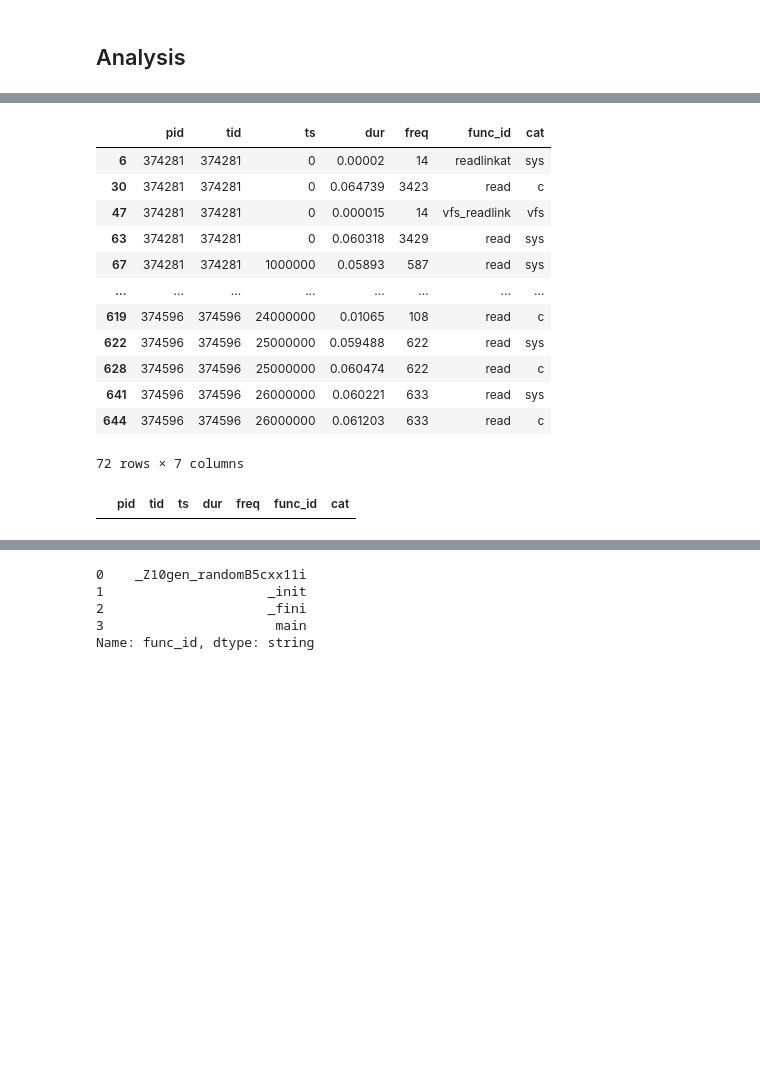
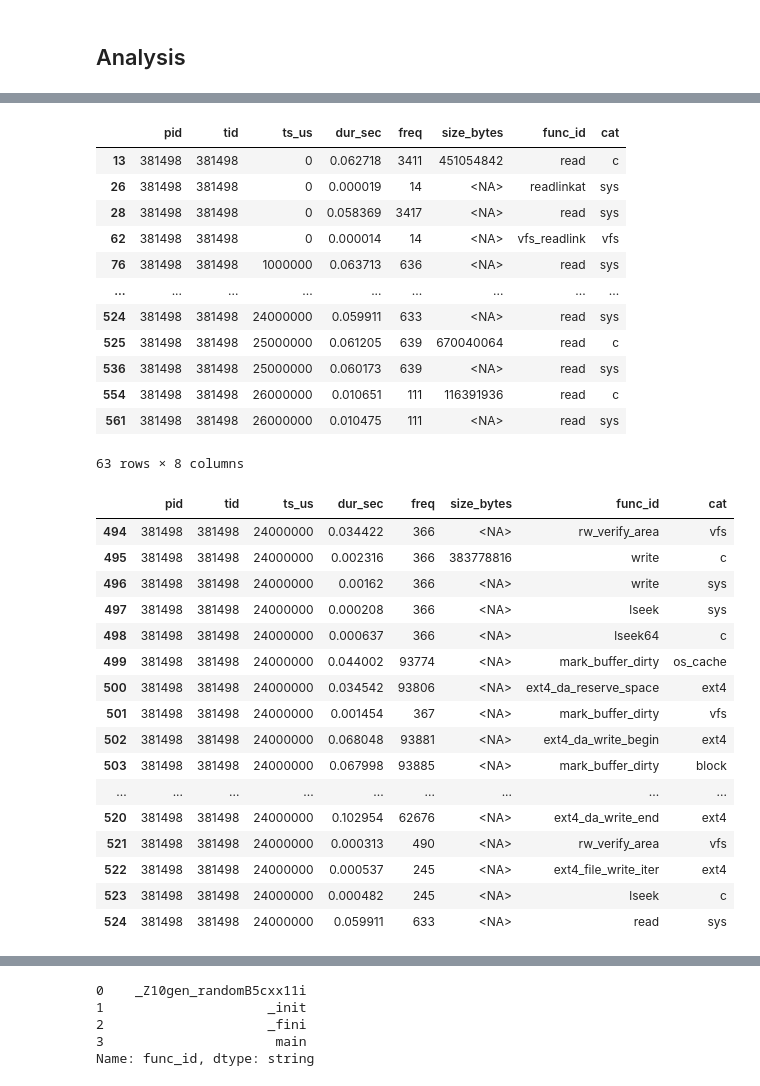
Before and after one commit to hariharan-devarajan/datacrumbs, a Jupyter notebook: analysis/analysis.ipynb, the cells around one changed output, grey strips where cells are left out. Saved outputs shown, nothing was run; the diff lists cells and outputs as text; code cells hidden in the pictures; blank space fills up the shorter version.

```diff
--- a/analysis/analysis.ipynb
+++ b/analysis/analysis.ipynb
@@ -99,10 +99,11 @@ def load_profile(line):
             val = json.loads(unicode_line)
             d["pid"] = val["pid"]
             d["tid"] = val["tid"]
-            d["ts"] = int(val["ts"])
+            d["ts_us"] = int(val["ts"])
             if "args" in val:
-                d["dur"] = float(val["args"]["time"])
-                d["freq"] = val["args"]["count"]
+                d["dur_sec"] = float(val["args"]["time"])
+                d["freq"] = val["args"]["freq"]
+                d["size_bytes"] = val["args"]["size_sum"]
             d["func_id"] = val["name"]
             d["cat"] = val["cat"]
         except Exception as error:
@@ -131,6 +132,6 @@ if len(file_pattern) > 0:
         num_lines = end - start + 1
         json_line_bags.append(dask.delayed(load_indexed_gzip_files, nout=num_lines)(filename, start, end))
     json_lines = dask.bag.concat(json_line_bags)
-    pfw_bag = json_lines.map(load_profile).filter(lambda x: "ts" in x)
+    pfw_bag = json_lines.map(load_profile).filter(lambda x: "ts_us" in x)
     pfw_bag.take(1)
 # %% [output]
@@ -142,7 +143,7 @@ if len(file_pattern) > 0:
 # %%
 columns = {'pid': "uint64[pyarrow]", 'tid': "uint64[pyarrow]",
-           'ts': "uint64[pyarrow]", 'dur': "float32[pyarrow]",
-           'freq': "uint64[pyarrow]", 'func_id': "string[pyarrow]",
+           'ts_us': "uint64[pyarrow]", 'dur_sec': "float32[pyarrow]",
+           'freq': "uint64[pyarrow]", 'size_bytes': "uint64[pyarrow]", 'func_id': "string[pyarrow]",
            'cat': "string[pyarrow]"}
 # %%
 events = pfw_bag.to_dataframe(meta=columns)
@@ -183,23 +214,39 @@ events.query("ts == 1140000").compute()
 # %%
 events.query("func_id.str.contains('read')").compute()
 # %% [output]
-|  | pid | tid | ts | dur | freq | func_id | cat |
-| 6 | 374281 | 374281 | 0 | 0.00002 | 14 | readlinkat | sys |
-| 30 | 374281 | 374281 | 0 | 0.064739 | 3423 | read | c |
-| 47 | 374281 | 374281 | 0 | 0.000015 | 14 | vfs_readlink | vfs |
-| 63 | 374281 | 374281 | 0 | 0.060318 | 3429 | read | sys |
-| 67 | 374281 | 374281 | 1000000 | 0.05893 | 587 | read | sys |
-| ... | ... | ... | ... | ... | ... | ... | ... |
-| 619 | 374596 | 374596 | 24000000 | 0.01065 | 108 | read | c |
-| 622 | 374596 | 374596 | 25000000 | 0.059488 | 622 | read | sys |
-| 628 | 374596 | 374596 | 25000000 | 0.060474 | 622 | read | c |
-| 641 | 374596 | 374596 | 26000000 | 0.060221 | 633 | read | sys |
-| 644 | 374596 | 374596 | 26000000 | 0.061203 | 633 | read | c |
+|  | pid | tid | ts_us | dur_sec | freq | size_bytes | func_id | cat |
+| 13 | 381498 | 381498 | 0 | 0.062718 | 3411 | 451054842 | read | c |
+| 26 | 381498 | 381498 | 0 | 0.000019 | 14 | <NA> | readlinkat | sys |
+| 28 | 381498 | 381498 | 0 | 0.058369 | 3417 | <NA> | read | sys |
+| 62 | 381498 | 381498 | 0 | 0.000014 | 14 | <NA> | vfs_readlink | vfs |
+| 76 | 381498 | 381498 | 1000000 | 0.063713 | 636 | <NA> | read | sys |
+| ... | ... | ... | ... | ... | ... | ... | ... | ... |
+| 524 | 381498 | 381498 | 24000000 | 0.059911 | 633 | <NA> | read | sys |
+| 525 | 381498 | 381498 | 25000000 | 0.061205 | 639 | 670040064 | read | c |
+| 536 | 381498 | 381498 | 25000000 | 0.060173 | 639 | <NA> | read | sys |
+| 554 | 381498 | 381498 | 26000000 | 0.010651 | 111 | 116391936 | read | c |
+| 561 | 381498 | 381498 | 26000000 | 0.010475 | 111 | <NA> | read | sys |
-72 rows × 7 columns
+63 rows × 8 columns
 # %%
-events.query("ts == 2875000").compute()
+events.query("ts_us == 24000000").compute()
 # %% [output]
-|  | pid | tid | ts | dur | freq | func_id | cat |
+|  | pid | tid | ts_us | dur_sec | freq | size_bytes | func_id | cat |
+| 494 | 381498 | 381498 | 24000000 | 0.034422 | 366 | <NA> | rw_verify_area | vfs |
+| 495 | 381498 | 381498 | 24000000 | 0.002316 | 366 | 383778816 | write | c |
+| 496 | 381498 | 381498 | 24000000 | 0.00162 | 366 | <NA> | write | sys |
+| 497 | 381498 | 381498 | 24000000 | 0.000208 | 366 | <NA> | lseek | sys |
+| 498 | 381498 | 381498 | 24000000 | 0.000637 | 366 | <NA> | lseek64 | c |
+| 499 | 381498 | 381498 | 24000000 | 0.044002 | 93774 | <NA> | mark_buffer_dirty | os_cache |
+| 500 | 381498 | 381498 | 24000000 | 0.034542 | 93806 | <NA> | ext4_da_reserve_space | ext4 |
+| 501 | 381498 | 381498 | 24000000 | 0.001454 | 367 | <NA> | mark_buffer_dirty | vfs |
+| 502 | 381498 | 381498 | 24000000 | 0.068048 | 93881 | <NA> | ext4_da_write_begin | ext4 |
+| 503 | 381498 | 381498 | 24000000 | 0.067998 | 93885 | <NA> | mark_buffer_dirty | block |
+| ... | ... | ... | ... | ... | ... | ... | ... | ... |
+| 520 | 381498 | 381498 | 24000000 | 0.102954 | 62676 | <NA> | ext4_da_write_end | ext4 |
+| 521 | 381498 | 381498 | 24000000 | 0.000313 | 490 | <NA> | rw_verify_area | vfs |
+| 522 | 381498 | 381498 | 24000000 | 0.000537 | 245 | <NA> | ext4_file_write_iter | ext4 |
+| 523 | 381498 | 381498 | 24000000 | 0.000482 | 245 | <NA> | lseek | c |
+| 524 | 381498 | 381498 | 24000000 | 0.059911 | 633 | <NA> | read | sys |
 # %%
 events["func_id"].unique().compute()
 # %% [output]
```
Also changed, not shown: parts of 20 cells of this notebook, 12 other files.
